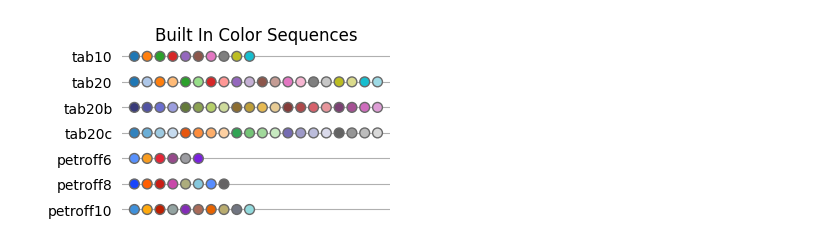
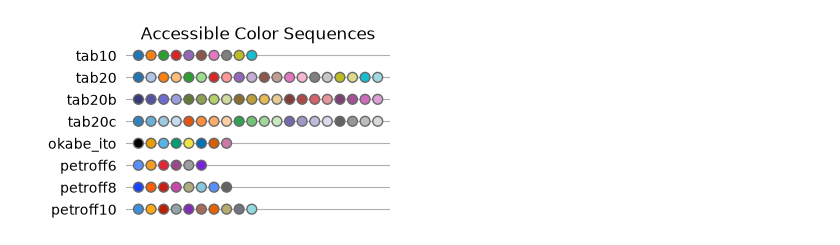
Before and after one commit to story645/accessviz, a Jupyter notebook: figures/figures.ipynb, the cells around one changed output. Cells and saved outputs as stored; diff of their text form; code cells hidden in the pictures.

```diff
--- a/figures/figures.ipynb
+++ b/figures/figures.ipynb
@@ -23,32 +23,32 @@ fig.savefig("darkcmap.png")
 # %%
 def plot_color_sequences(names, ax):
     # Display each named color sequence horizontally on the supplied axes.
 
     for n, name in enumerate(names):
         colors = mpl.color_sequences[name]
         n_colors = len(colors)
         x = np.arange(n_colors)
         y = np.full_like(x, n)
 
         ax.scatter(x, y, facecolor=colors, edgecolor='dimgray', s=50, zorder=2)
 
     ax.set_yticks(range(len(names)), labels=names)
     ax.grid(visible=True, axis='y')
     ax.yaxis.set_inverted(True)
     ax.xaxis.set_visible(False)
     ax.spines[:].set_visible(False)
     ax.tick_params(left=False)
 
 
 built_in_color_sequences = [
-    'tab10', 'tab20', 'tab20b', 'tab20c', 'petroff6', 'petroff8',
-    'petroff10']
+    'tab10', 'tab20', 'tab20b', 'tab20c', 'okabe_ito', 'petroff6', 'petroff8',
+    'petroff10', ]
 
 
-fig, ax = plt.subplots(figsize=(3.5, 2), layout='constrained')
+fig, ax = plt.subplots(figsize=(3.5, 2), layout='compressed')
 
 plot_color_sequences(built_in_color_sequences, ax)
-ax.set_title('Built In Color Sequences')
+ax.set_title('Accessible Color Sequences')
 fig.savefig("color_sequences.png")
 # %% [output]
-[figure, old version]
+[figure, new version]
```
Also changed, not shown: parts of 1 cell of this notebook, 4 other files.
